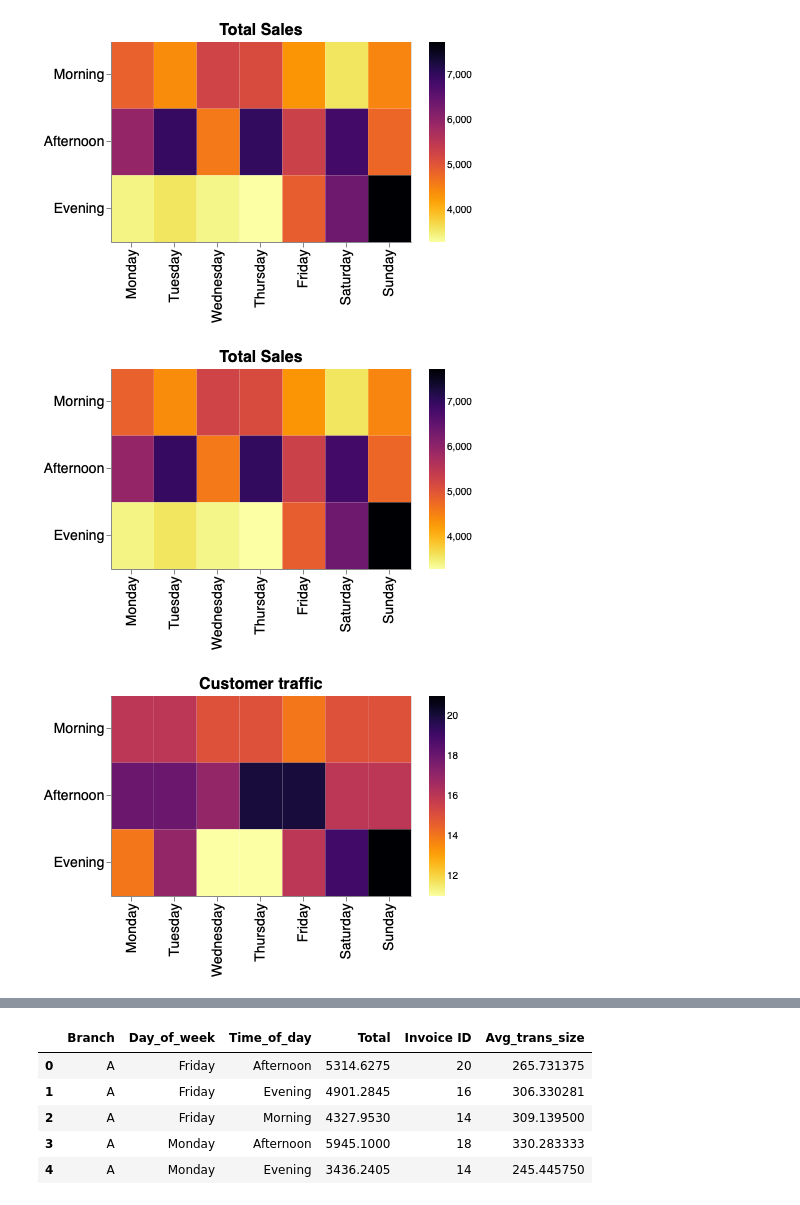
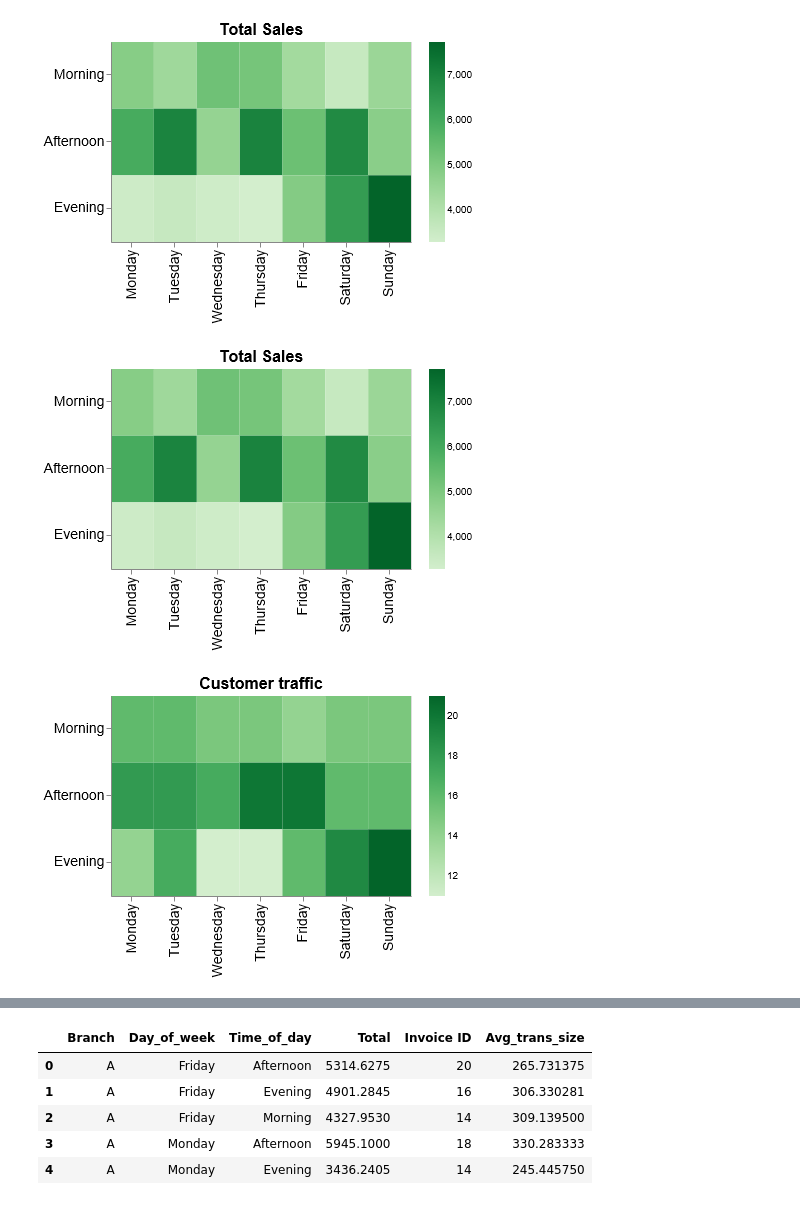
Before and after one commit to reikookamoto/DSCI_532_group-106_supermarket, a Jupyter notebook: src/analysis_draft.ipynb, the cells around one changed output, grey strips where cells are left out. Saved outputs shown, nothing was run; the diff lists cells and outputs as text; code cells hidden in the pictures.

```diff
--- a/src/analysis_draft.ipynb
+++ b/src/analysis_draft.ipynb
@@ -48,7 +51,7 @@ plot_1 = (alt
  .encode(
      alt.X('Day_of_week:N', title=None, sort=days),
      alt.Y('Time_of_day:N', title=None, sort=times),
-     alt.Color('sum(Total):Q', title=None, scale=alt.Scale(scheme='inferno'), sort="descending"),
+     alt.Color('sum(Total):Q', title=None, scale=alt.Scale(scheme='greens')),
      tooltip=[alt.Tooltip('Day_of_week', title='Day of the week'),
               alt.Tooltip('Time_of_day', title="Time of the day"),
               alt.Tooltip('sum(Total):Q', title='Sales', format='$,.0f')])
@@ -59,7 +62,7 @@ plot_1 = (alt
 
 plot_1
 # %% [output]
-[figure, old version]
+[figure, new version]
 # %%
 plot_1.save('plot_1.html')
 # %%
@@ -71,7 +74,7 @@ plot_1_transform = (alt
  .encode(
      alt.X('Day_of_week:N', title=None, sort=days),
      alt.Y('Time_of_day:N', title=None, sort=times),
-     alt.Color('sum(Total):Q', title=None, scale=alt.Scale(scheme='inferno'), sort="descending"),
+     alt.Color('sum(Total):Q', title=None, scale=alt.Scale(scheme='greens')),
      tooltip=[alt.Tooltip('Day_of_week', title = 'Day of the week'),
               alt.Tooltip('Time_of_day', title = "Time of the day"),
               alt.Tooltip('sum(Total):Q', title = 'Sales', format='$,.0f')])
@@ -83,28 +86,28 @@ plot_1_transform = (alt
 
 plot_1_transform
 # %% [output]
-[figure, old version]
+[figure, new version]
 # %%
 # Plot total transaction count (pre-filtered by store A for example)
 
 plot_2 = (alt
  .Chart(new_df_a)
  .mark_rect()
  .encode(
      alt.X('Day_of_week:N', title=None, sort=days),
      alt.Y('Time_of_day:N', title=None, sort=times),
-     alt.Color('count(Invoice ID):Q', title=None, scale=alt.Scale(scheme='inferno'), sort="descending"),
+     alt.Color('count(Invoice ID):Q', title=None, scale=alt.Scale(scheme='greens')),
      tooltip=[alt.Tooltip('Day_of_week', title = 'Day of the week'),
               alt.Tooltip('Time_of_day', title = "Time of the day"),
               alt.Tooltip('count(Invoice ID):Q', title = 'No. of transactions')])
  .configure_axis(labelFontSize=14, titleFontSize=14)
  .configure_title(fontSize=16)
  .properties(width=300, height=200, title='Customer traffic')
 )
 
 plot_2
 # %% [output]
-[figure, old version]
+[figure, new version]
 # %%
 # Same plot as above, using `transform_filter`
 
```
Also changed, not shown: parts of 6 cells of this notebook, 2 other files.
